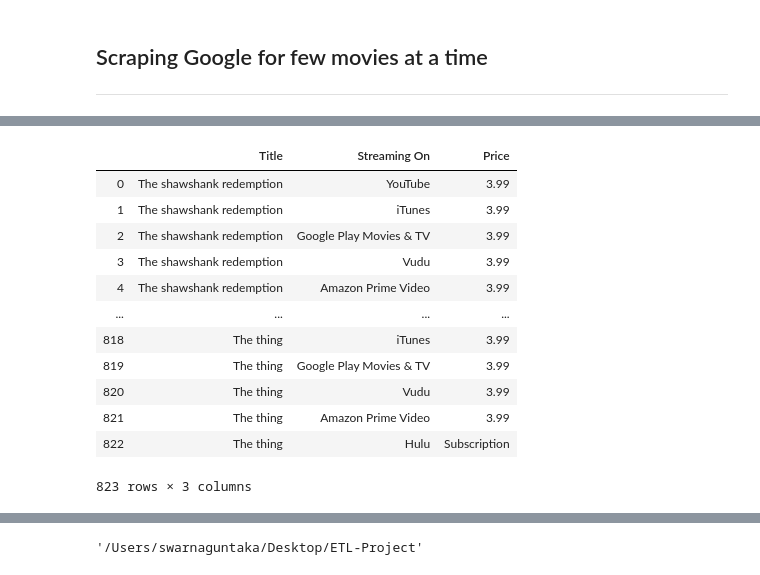
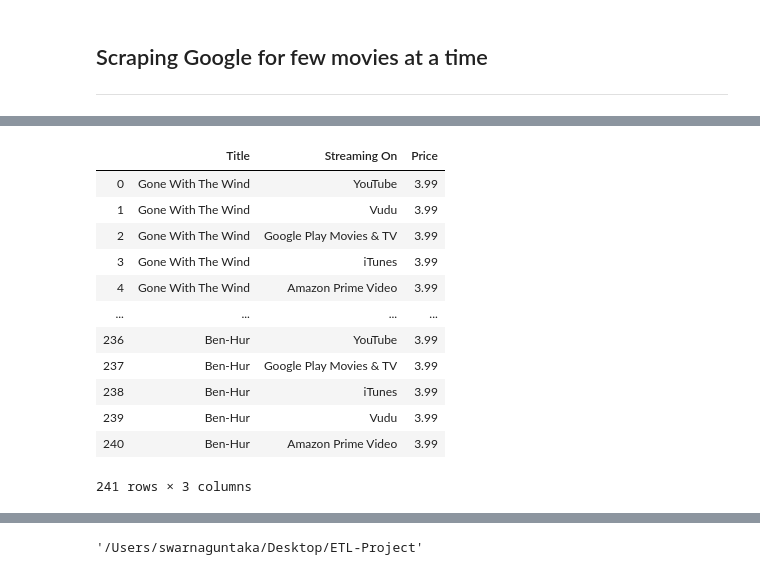
Before and after one commit to Latha-G/ETL-Project, a Jupyter notebook: Google scraping.ipynb, the cells around one changed output, grey strips where cells are left out. Drawn from its saved outputs; the diff is of its cells as text; code cells hidden in the pictures.

```diff
--- a/Google scraping.ipynb
+++ b/Google scraping.ipynb
@@ -243,3 +288,15 @@ base_url = 'https://www.google.com/search?&q='
+# %%
+Streaming = []
+Title = []
+Price = []
+
+count = 164
+
+movies = google_query_url_df['Movie Title']
+
+query_urls = google_query_url_df['Google Query URL']
+
+base_url = 'https://www.google.com/search?&q='
 # %%
 for i in range(10):
 
@@ -281,24 +338,25 @@ Scraped 164 movies so far
 # %%
-Streaming_df = pd.DataFrame({'Title': Title,
-                             'Streaming On' : Streaming,
-                             'Price' : Price
-                            })
+Streaming_df_2 = pd.DataFrame({'Title': Title,
+                               'Streaming On' : Streaming,
+                               'Price' : Price
+                              })
 
-Streaming_df['Price'] = Streaming_df['Price'].str.replace("$","", case = True, regex=True)
-Streaming_df['Price'] = Streaming_df['Price'].str.replace("From ","", case = True, regex=True)
+Streaming_df_2['Price'] = Streaming_df_2['Price'].str.replace("$","", case = True, regex=True)
+Streaming_df_2['Price'] = Streaming_df_2['Price'].str.replace("From ","", case = True, regex=True)
+Streaming_df_2['Title'] = Streaming_df_2['Title'].str.title()
 
-Streaming_df.head(40)
+Streaming_df_2
 # %% [output]
 |  | Title | Streaming On | Price |
-| 0 | The shawshank redemption | YouTube | 3.99 |
-| 1 | The shawshank redemption | iTunes | 3.99 |
-| 2 | The shawshank redemption | Google Play Movies & TV | 3.99 |
-| 3 | The shawshank redemption | Vudu | 3.99 |
-| 4 | The shawshank redemption | Amazon Prime Video | 3.99 |
+| 0 | Gone With The Wind | YouTube | 3.99 |
+| 1 | Gone With The Wind | Vudu | 3.99 |
+| 2 | Gone With The Wind | Google Play Movies & TV | 3.99 |
+| 3 | Gone With The Wind | iTunes | 3.99 |
+| 4 | Gone With The Wind | Amazon Prime Video | 3.99 |
 | ... | ... | ... | ... |
-| 818 | The thing | iTunes | 3.99 |
-| 819 | The thing | Google Play Movies & TV | 3.99 |
-| 820 | The thing | Vudu | 3.99 |
-| 821 | The thing | Amazon Prime Video | 3.99 |
-| 822 | The thing | Hulu | Subscription |
+| 236 | Ben-Hur | YouTube | 3.99 |
+| 237 | Ben-Hur | Google Play Movies & TV | 3.99 |
+| 238 | Ben-Hur | iTunes | 3.99 |
+| 239 | Ben-Hur | Vudu | 3.99 |
+| 240 | Ben-Hur | Amazon Prime Video | 3.99 |
-823 rows × 3 columns
+241 rows × 3 columns
```
Also changed, not shown: parts of 17 cells of this notebook, 5 other files.
